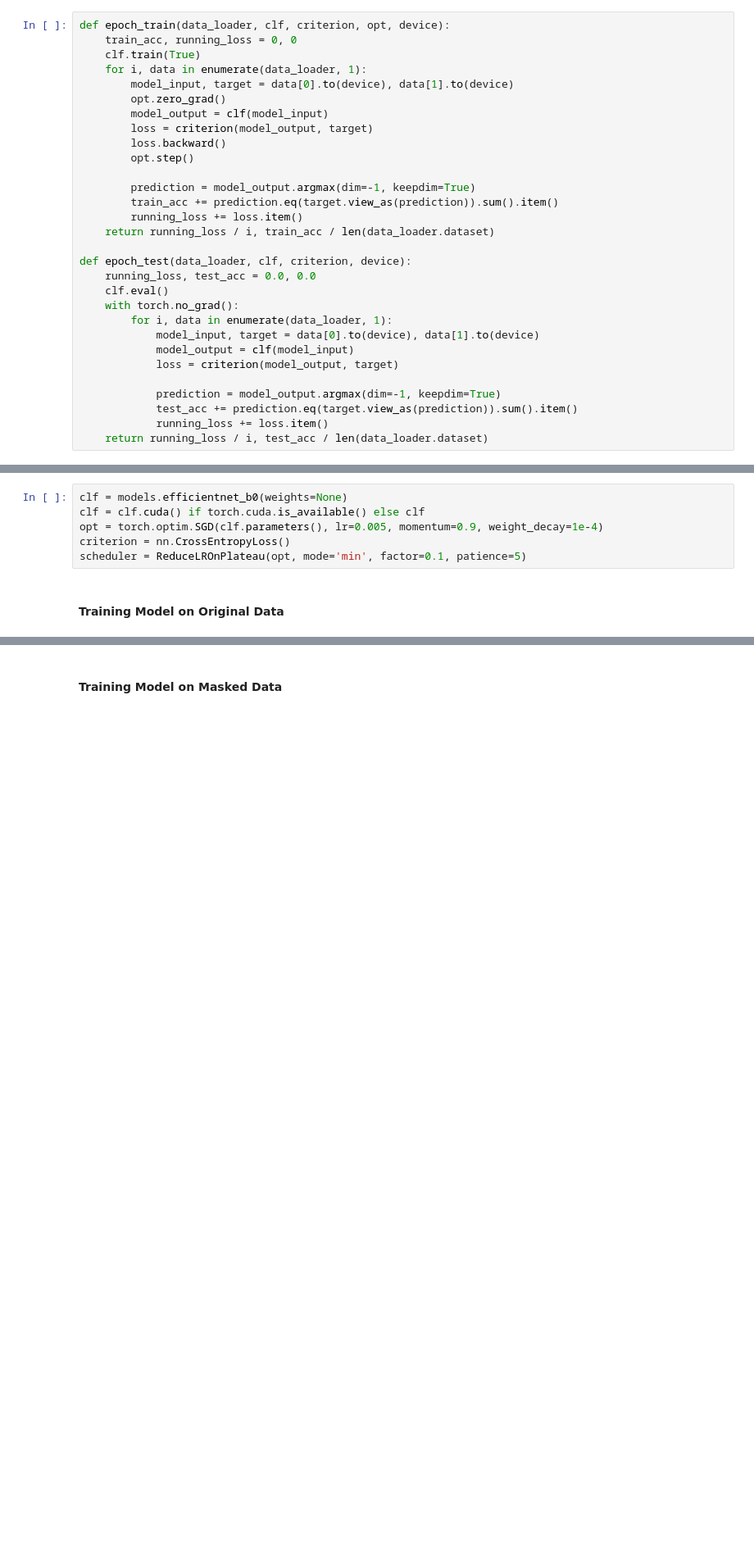
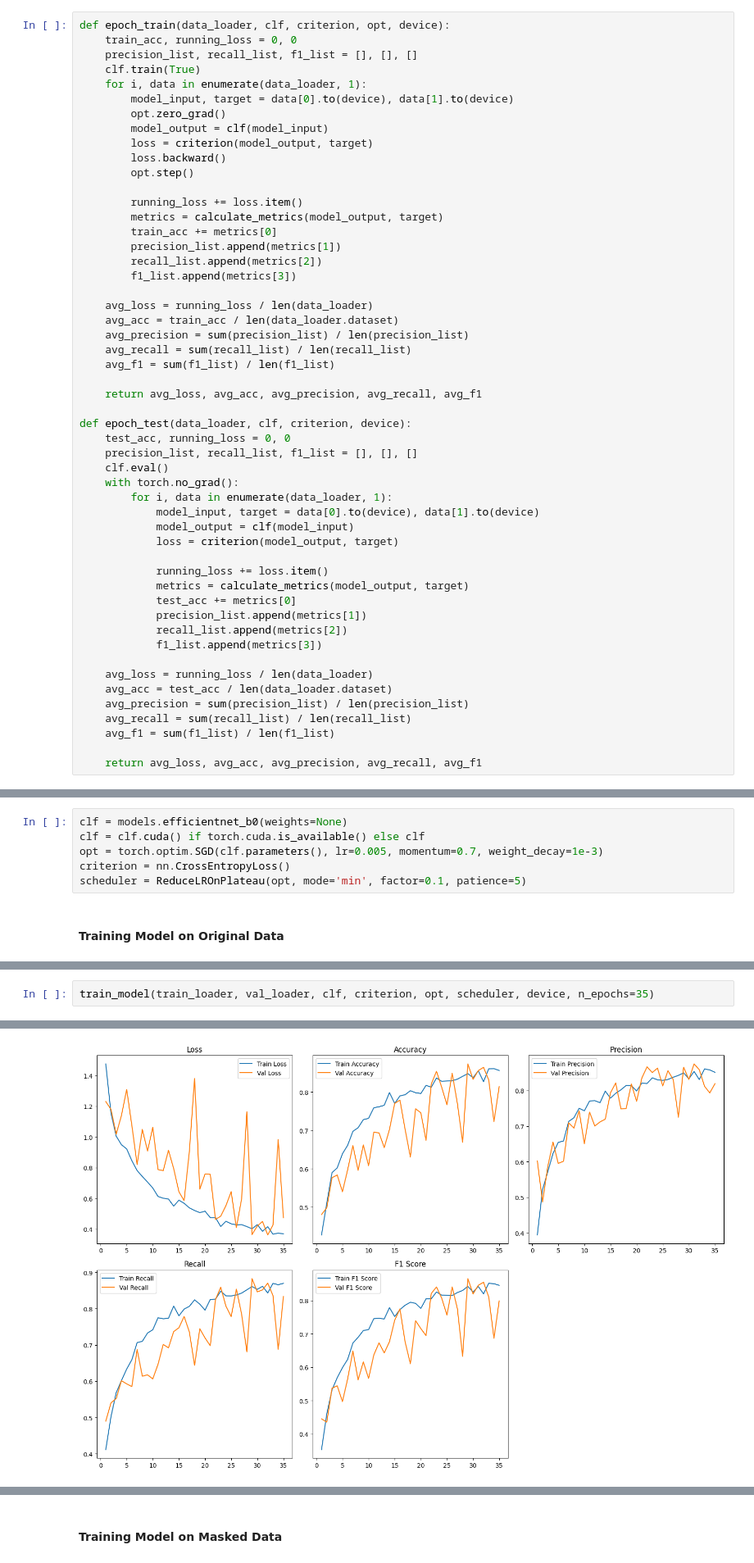
Before and after one commit to Alpgirl/Skoltech_Machine_learning-2024, a Jupyter notebook: Classification/MRI_Tumor_Classification.ipynb, the cells around one changed output, grey strips where cells are left out. Shown at 82% size. Drawn from its saved outputs; the diff is of its cells as text; blank space fills up the shorter version.

Commit message:
updated classification with metrics and cleaning comments

```diff
--- a/Classification/MRI_Tumor_Classification.ipynb
+++ b/Classification/MRI_Tumor_Classification.ipynb
@@ -326,6 +322,7 @@ The best performance `resnet34` shows.
 # %%
 def epoch_train(data_loader, clf, criterion, opt, device):
     train_acc, running_loss = 0, 0
+    precision_list, recall_list, f1_list = [], [], []
     clf.train(True)
     for i, data in enumerate(data_loader, 1):
         model_input, target = data[0].to(device), data[1].to(device)
@@ -335,13 +332,24 @@ def epoch_train(data_loader, clf, criterion, opt, device):
         loss.backward()
         opt.step()
 
-        prediction = model_output.argmax(dim=-1, keepdim=True)
-        train_acc += prediction.eq(target.view_as(prediction)).sum().item()
         running_loss += loss.item()
-    return running_loss / i, train_acc / len(data_loader.dataset)
+        metrics = calculate_metrics(model_output, target)
+        train_acc += metrics[0]
+        precision_list.append(metrics[1])
+        recall_list.append(metrics[2])
+        f1_list.append(metrics[3])
+
+    avg_loss = running_loss / len(data_loader)
+    avg_acc = train_acc / len(data_loader.dataset)
+    avg_precision = sum(precision_list) / len(precision_list)
+    avg_recall = sum(recall_list) / len(recall_list)
+    avg_f1 = sum(f1_list) / len(f1_list)
+
+    return avg_loss, avg_acc, avg_precision, avg_recall, avg_f1
 
 def epoch_test(data_loader, clf, criterion, device):
-    running_loss, test_acc = 0.0, 0.0
+    test_acc, running_loss = 0, 0
+    precision_list, recall_list, f1_list = [], [], []
     clf.eval()
     with torch.no_grad():
         for i, data in enumerate(data_loader, 1):
@@ -349,10 +357,20 @@ def epoch_test(data_loader, clf, criterion, device):
             model_output = clf(model_input)
             loss = criterion(model_output, target)
 
-            prediction = model_output.argmax(dim=-1, keepdim=True)
-            test_acc += prediction.eq(target.view_as(prediction)).sum().item()
             running_loss += loss.item()
-    return running_loss / i, test_acc / len(data_loader.dataset)
+            metrics = calculate_metrics(model_output, target)
+            test_acc += metrics[0]
+            precision_list.append(metrics[1])
+            recall_list.append(metrics[2])
+            f1_list.append(metrics[3])
+
+    avg_loss = running_loss / len(data_loader)
+    avg_acc = test_acc / len(data_loader.dataset)
+    avg_precision = sum(precision_list) / len(precision_list)
+    avg_recall = sum(recall_list) / len(recall_list)
+    avg_f1 = sum(f1_list) / len(f1_list)
+
+    return avg_loss, avg_acc, avg_precision, avg_recall, avg_f1
 # %%
 def train_model(train_loader, val_loader, clf, criterion, opt, scheduler, device, n_epochs=15):
     best_val_loss = float('inf')
@@ -437,7 +489,7 @@ scheduler = ReduceLROnPlateau(opt, mode='min', factor=0.1, patience=5)
 # %%
 clf = models.efficientnet_b0(weights=None)
 clf = clf.cuda() if torch.cuda.is_available() else clf
-opt = torch.optim.SGD(clf.parameters(), lr=0.005, momentum=0.9, weight_decay=1e-4)
+opt = torch.optim.SGD(clf.parameters(), lr=0.005, momentum=0.7, weight_decay=1e-3)
 criterion = nn.CrossEntropyLoss()
 scheduler = ReduceLROnPlateau(opt, mode='min', factor=0.1, patience=5)
 # %% [markdown]
@@ -464,0 +522,3 @@ Validation loss did not improve this epoch. (1/5)
+# %%
+train_model(train_loader, val_loader, clf, criterion, opt, scheduler, device, n_epochs=35)
+# %% [output]
@@ -464,0 +542 @@ Validation loss did not improve this epoch. (1/5)
+[figure, added]
```
Also changed, not shown: parts of 48 cells of this notebook.
